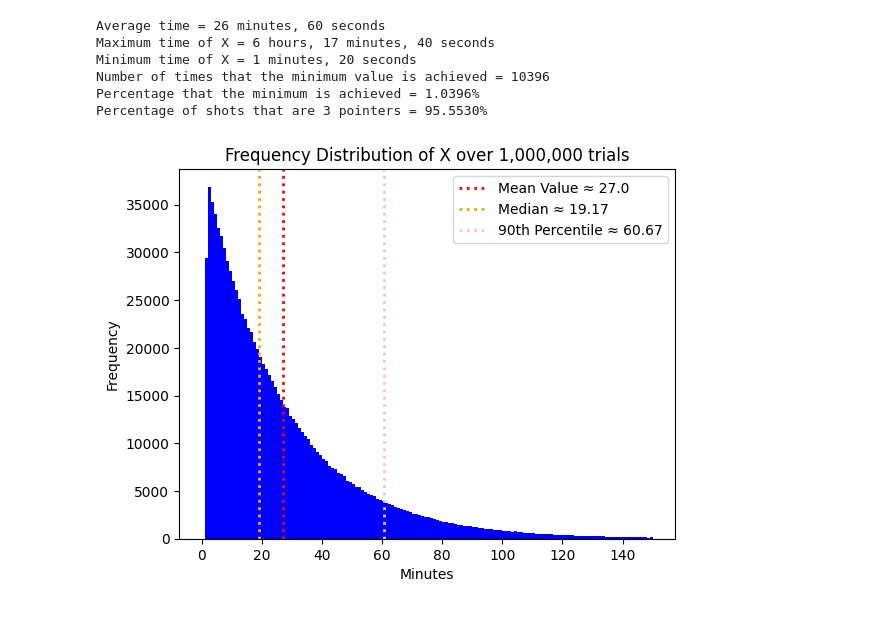
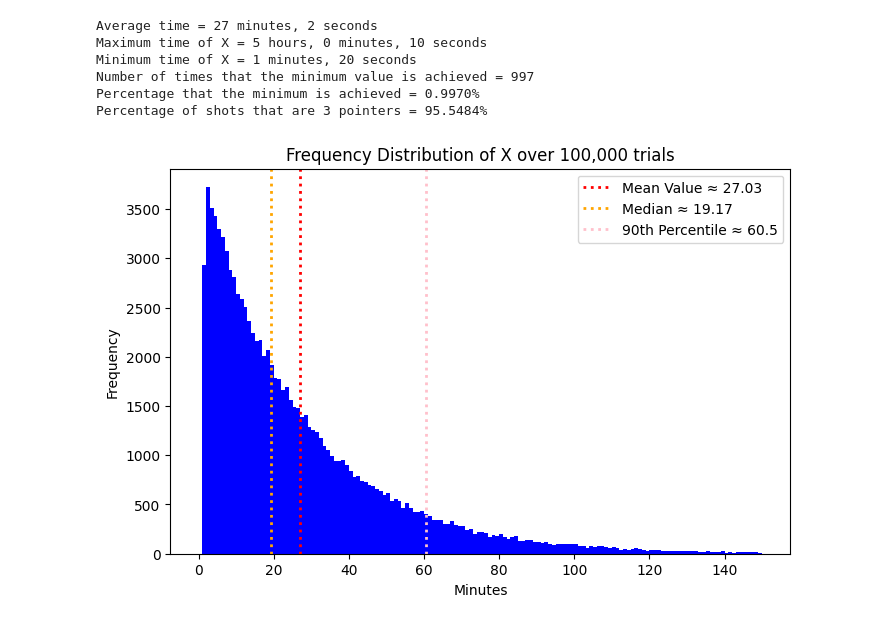
Before and after one commit to MattEpstein-u/ShotTime, a Jupyter notebook: main.ipynb, the cells around one changed output. Cells and saved outputs as stored; diff of their text form; code cells hidden in the pictures.

```diff
--- a/main.ipynb
+++ b/main.ipynb
@@ -1,13 +1,16 @@
 # %%
-REBOUND_TIME=1
-THREE_PT_PCT = 0.4
-THREE_PT_GOAL = 4
-FT_PCT = 0.8
-FT_GOAL = 4
-N_TRIALS = 1000000
+import random
+import numpy as np
+
+SEED = 42
+random.seed(SEED)
+REBOUND_TIME = 10 # Time to get the rebound and take the next shot in seconds
+THREE_PT_PCT = 0.4 # 3-pointer percentage constant
+THREE_PT_GOAL = 4 # Number of consecutive 3's needed to move on to the next stage
+FT_PCT = 0.8 # Free throw percentage constant
+FT_GOAL = 4 # Number of consecutive free throws needed to move on to the next stage
+N_TRIALS = 100000 # Number of trials to average the data
 # %%
-import random
-import numpy as np
 threes = 0
 fts = 0
 X = []
@@ -16,31 +19,28 @@ for i in range(N_TRIALS):
     cont3 = True
     contft = True
     ft_count = 0
-    while(contft):
+    while(contft): # Outer loop: Continue shooting free throws until make FT_GOAL in a row
         three_count = 0
-        while(cont3):
+        while(cont3): # Inner loop: Continue shooting 3's until make THREE_PT_GOAL in a row
             if random.random() < THREE_PT_PCT: #made 3
                 three_count += 1
-                time += REBOUND_TIME
             else: #missed 3
                 three_count = 0
-                time += REBOUND_TIME
+            time += 1
             threes+=1
-            if(three_count == THREE_PT_GOAL):
+            if(three_count == THREE_PT_GOAL): # Condition to stop shooting 3's and switch to free throws
                 cont3 = False
-
 
         if random.random() < FT_PCT: #made ft
             ft_count += 1
-            time += REBOUND_TIME
         else: #missed ft
             ft_count = 0
-            cont3 = True
-            time += REBOUND_TIME
+            cont3 = True # Go back to shooting 3's
+        time += 1
         fts += 1
-        if(ft_count == FT_GOAL):
+        if(ft_count == FT_GOAL): # Condition to that the exercise is complete
             contft = False
-    X.append(time/6)
+    X.append(time*REBOUND_TIME/60) # Store the total time of the drill in minutes
 # %%
 avgtime = sum(X)/len(X)
 maximum = max(X)
@@ -53,33 +53,34 @@ print(f"Number of times that the minimum value is achieved = {np.sum(arr==minimu
 print(f"Percentage that the minimum is achieved = {(np.sum(arr==minimum)*100)/len(X):.4f}%")
 print(f"Percentage of shots that are 3 pointers = {100*threes/(threes+fts):.4f}%")
 # %% [output]
-Average time = 26 minutes, 60 seconds
-Maximum time of X = 6 hours, 17 minutes, 40 seconds
+Average time = 27 minutes, 2 seconds
+Maximum time of X = 5 hours, 0 minutes, 10 seconds
 Minimum time of X = 1 minutes, 20 seconds
-Number of times that the minimum value is achieved = 10396
-Percentage that the minimum is achieved = 1.0396%
-Percentage of shots that are 3 pointers = 95.5530%
+Number of times that the minimum value is achieved = 997
+Percentage that the minimum is achieved = 0.9970%
+Percentage of shots that are 3 pointers = 95.5484%
 # %%
 import matplotlib.pyplot as plt
-import numpy as np
+
+plt.figure(figsize=(8, 5))
 
 # Create a histogram
 plt.hist(X, bins = 150, range = (0,150), color='blue')
 
 percentile_90 = np.percentile(X, 90)
 median = np.median(X)
 
 plt.axvline(avgtime, color='red', linestyle='dotted', linewidth=2, label='Mean Value ≈ ' + str(round(avgtime,2)))
 plt.axvline(median, color='orange', linestyle='dotted', linewidth=2, label='Median ≈ ' + str(round(median,2)))
 plt.axvline(percentile_90, color='pink', linestyle='dotted', linewidth=2, label='90th Percentile ≈ ' + str(round(percentile_90,2)))
 
 # Add titles and labels
-plt.title('Frequency Distribution of X over 1,000,000 trials')
+plt.title(f'Frequency Distribution of X over {N_TRIALS:,} trials')
 plt.xlabel('Minutes')
 plt.ylabel('Frequency')
 
 plt.legend()
-plt.savefig('histogram_plot.png', dpi=300, bbox_inches='tight')
+plt.savefig(f'histogram_plot_{SEED}_{N_TRIALS}.png', dpi=300, bbox_inches='tight')
 plt.show()
 # %% [output]
-[figure, old version]
+[figure, new version]
```
Also changed, not shown: 2 other files.
